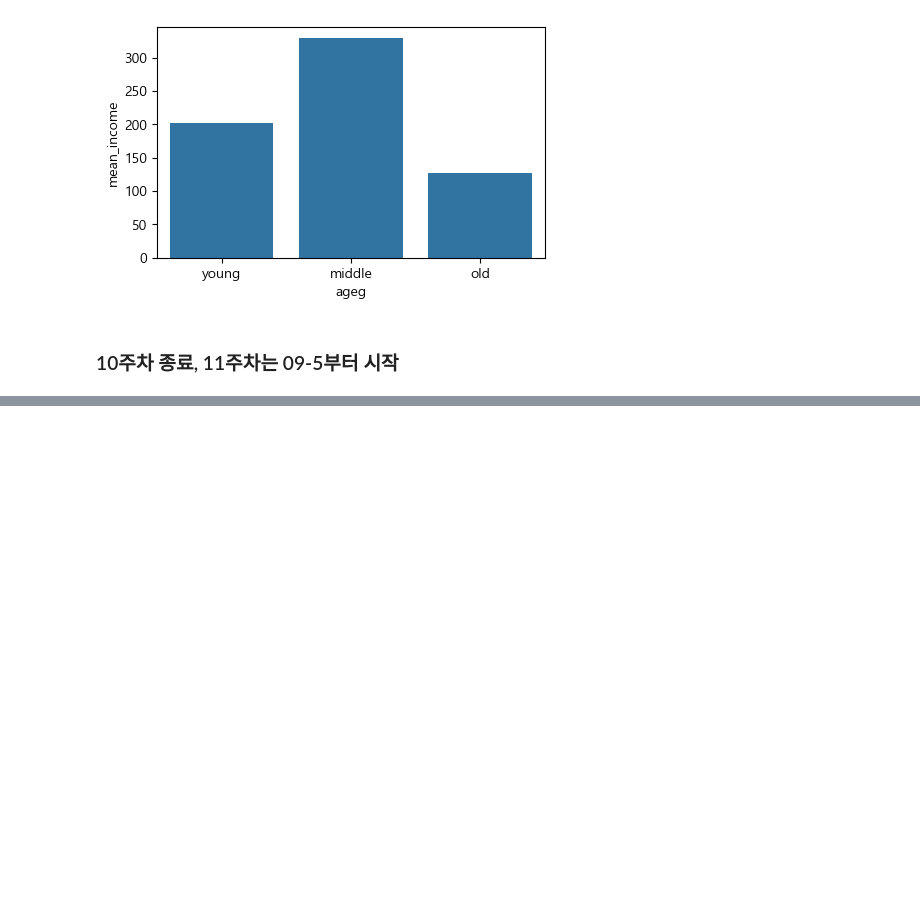
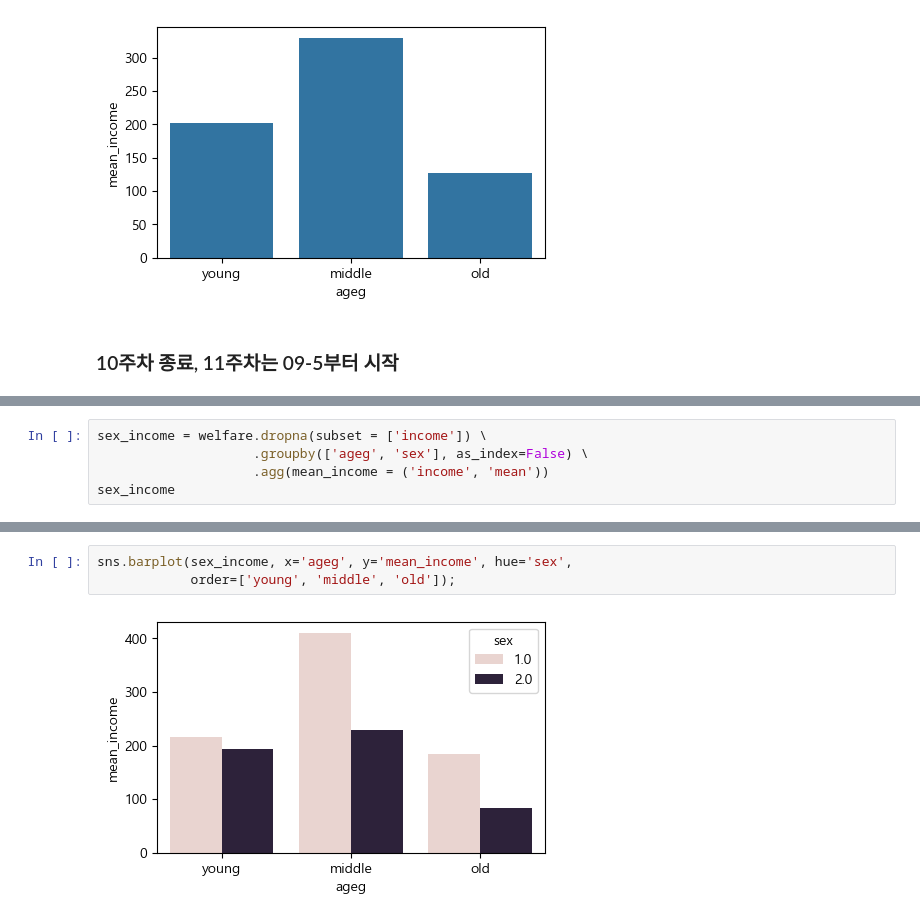
Before and after one commit to seusik1122/2025-1-myclass-BDA, a Jupyter notebook: inclass/10w-A-mon-0519-easy-ch09.ipynb, the cells around one changed output, grey strips where cells are left out. Cells and saved outputs as stored; diff of their text form; blank space fills up the shorter version.

```diff
--- a/inclass/10w-A-mon-0519-easy-ch09.ipynb
+++ b/inclass/10w-A-mon-0519-easy-ch09.ipynb
@@ -271,0 +278,5 @@ sns.barplot(ageg_income, x='ageg', y='mean_income', order=['young', 'middle', 'o
+# %%
+sex_income = welfare.dropna(subset = ['income']) \
+                    .groupby(['ageg', 'sex'], as_index=False) \
+                    .agg(mean_income = ('income', 'mean'))
+sex_income
@@ -271,0 +291,5 @@ sns.barplot(ageg_income, x='ageg', y='mean_income', order=['young', 'middle', 'o
+# %%
+sns.barplot(sex_income, x='ageg', y='mean_income', hue='sex',
+            order=['young', 'middle', 'old']);
+# %% [output]
+[figure, added]
```
Also changed, not shown: parts of 58 cells of this notebook.
